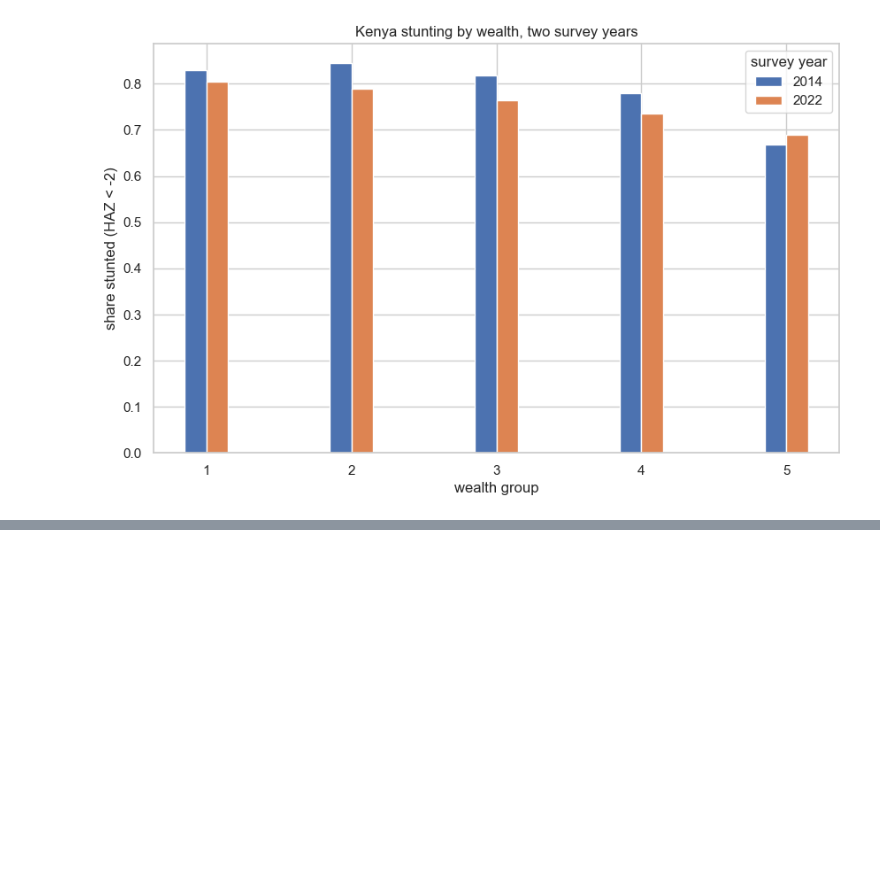
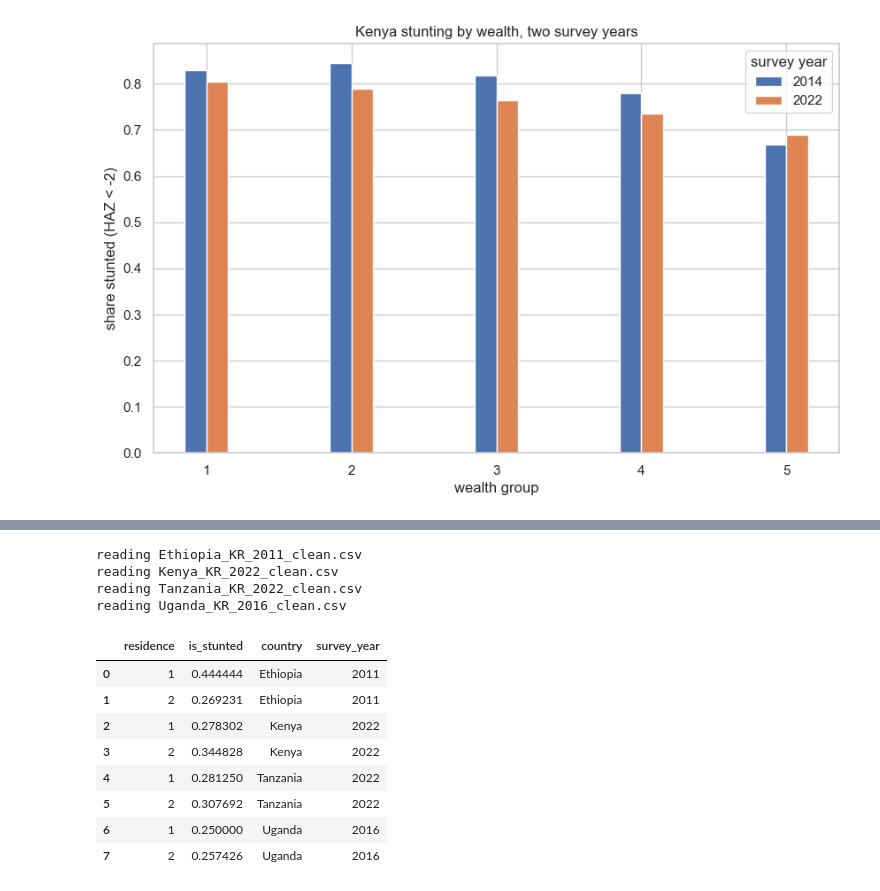
Before and after one commit to venusony/Climate-Malnutrition-EastAfrica, a Jupyter notebook: climate plus region data/children across regions.ipynb, the cells around one changed output, grey strips where cells are left out. Cells and saved outputs as stored; diff of their text form; code cells hidden in the pictures; blank space fills up the shorter version.

```diff
--- a/climate plus region data/children across regions.ipynb
+++ b/climate plus region data/children across regions.ipynb
@@ -206,0 +225,66 @@ plt.show()
+# %%
+ur_rows = []
+
+for fname in kr_latest_files:
+    print("reading", fname)
+    df = pd.read_csv(fname)
+
+    country = fname.split("_")[0]
+
+    # survey year from cleaned column
+    year = df["interview year"].iloc[0]
+
+    # pick the residence column (names vary a bit)
+    res_col = None
+    if "place_residence_detail" in df.columns:
+        res_col = "place_residence_detail"
+    elif "urban_rural" in df.columns:
+        res_col = "urban_rural"
+    else:
+        print("  no residence column found, skipping", fname)
+        print([c for c in df.columns if "resid" in c.lower()])
+        continue
+
+    # HAZ column
+    if "height for age SD per WHO" not in df.columns:
+        print("  no HAZ column found, skipping", fname)
+        continue
+
+    # keep just what I need and drop missing values
+    sub = df[["height for age SD per WHO", res_col]].dropna()
+    sub = sub.rename(columns={"height for age SD per WHO": "haz", res_col: "residence"})
+
+    # clip crazy values so codes / outliers do not mess things up
+    sub = sub[sub["haz"].between(-6, 6)]
+
+    # stunting flag
+    sub["is_stunted"] = sub["haz"] < -2
+
+    # stunting rate by residence
+    by_res = (
+        sub.groupby("residence")["is_stunted"]
+        .mean()
+        .reset_index()
+    )
+
+    by_res["country"] = country
+    by_res["survey_year"] = year
+
+    ur_rows.append(by_res)
+
+ur_stunting = pd.concat(ur_rows, ignore_index=True)
+ur_stunting
+# %% [output]
+reading Ethiopia_KR_2011_clean.csv
+reading Kenya_KR_2022_clean.csv
+reading Tanzania_KR_2022_clean.csv
+reading Uganda_KR_2016_clean.csv
+|  | residence | is_stunted | country | survey_year |
+| 0 | 1 | 0.444444 | Ethiopia | 2011 |
+| 1 | 2 | 0.269231 | Ethiopia | 2011 |
+| 2 | 1 | 0.278302 | Kenya | 2022 |
+| 3 | 2 | 0.344828 | Kenya | 2022 |
+| 4 | 1 | 0.281250 | Tanzania | 2022 |
+| 5 | 2 | 0.307692 | Tanzania | 2022 |
+| 6 | 1 | 0.250000 | Uganda | 2016 |
+| 7 | 2 | 0.257426 | Uganda | 2016 |
```
Also changed, not shown: parts of 2 cells of this notebook.
